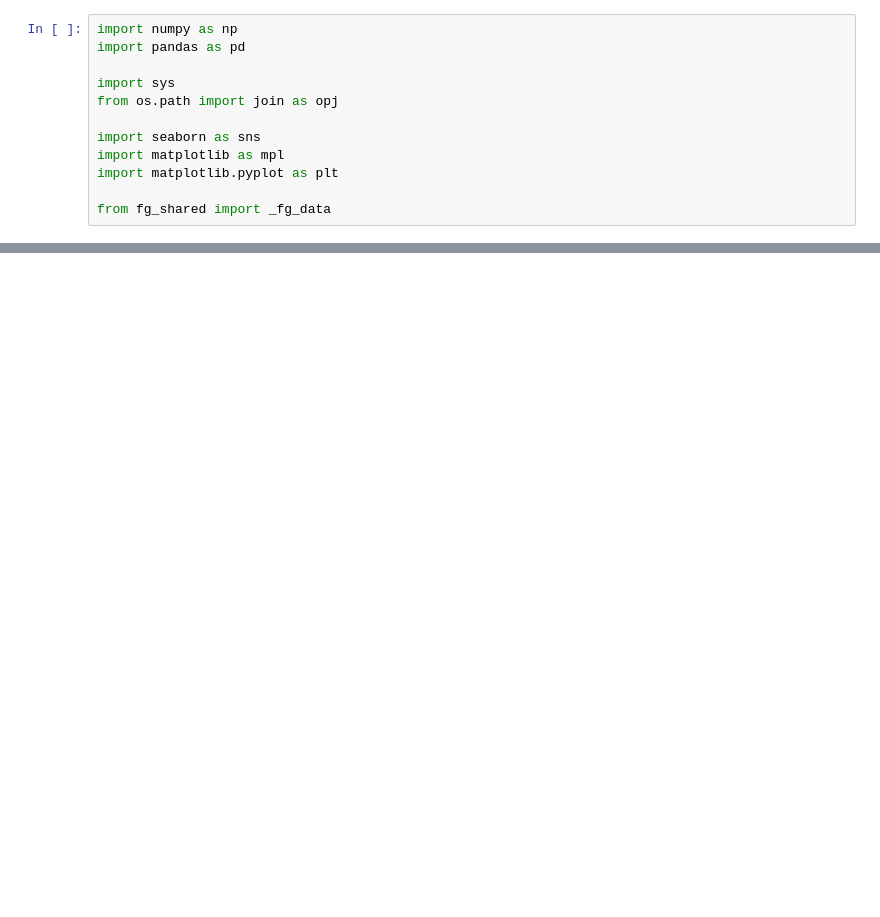
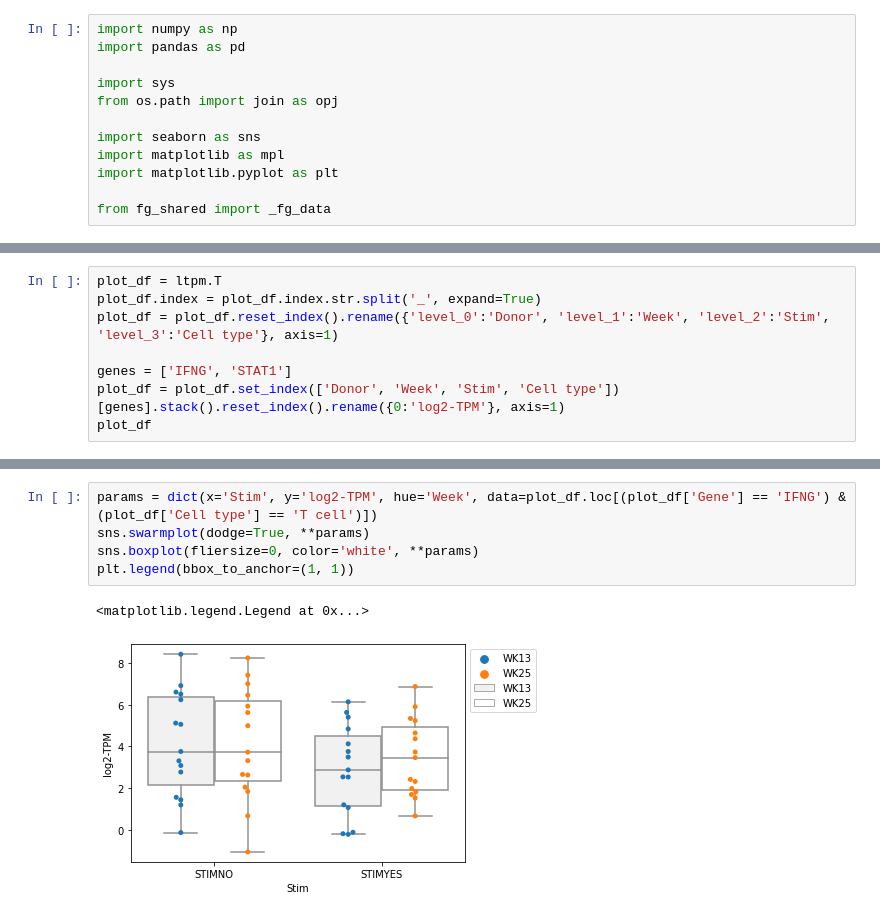
Before and after one commit to FredHutch/seatrac-hackday-2023, a Jupyter notebook: example_scripts/darrah_etal.ipynb, the cells around one changed output, grey strips where cells are left out. Drawn from its saved outputs; the diff is of its cells as text; blank space fills up the shorter version.

```diff
--- a/example_scripts/darrah_etal.ipynb
+++ b/example_scripts/darrah_etal.ipynb
@@ -56,0 +84,8 @@ plt.scatter(x='all_X', y='all_Y', c='k', s=10, data=md.loc[md['gex'] > 0])
+# %%
+plot_df = ltpm.T
+plot_df.index = plot_df.index.str.split('_', expand=True)
+plot_df = plot_df.reset_index().rename({'level_0':'Donor', 'level_1':'Week', 'level_2':'Stim', 'level_3':'Cell type'}, axis=1)
+
+genes = ['IFNG', 'STAT1']
+plot_df = plot_df.set_index(['Donor', 'Week', 'Stim', 'Cell type'])[genes].stack().reset_index().rename({0:'log2-TPM'}, axis=1)
+plot_df
@@ -56,0 +106,8 @@ plt.scatter(x='all_X', y='all_Y', c='k', s=10, data=md.loc[md['gex'] > 0])
+# %%
+params = dict(x='Stim', y='log2-TPM', hue='Week', data=plot_df.loc[(plot_df['Gene'] == 'IFNG') & (plot_df['Cell type'] == 'T cell')])
+sns.swarmplot(dodge=True, **params)
+sns.boxplot(fliersize=0, color='white', **params)
+plt.legend(bbox_to_anchor=(1, 1))
+# %% [output]
+<matplotlib.legend.Legend at 0x...>
+[figure, added]
```
Also changed, not shown: parts of 9 cells of this notebook, 10 other files.
